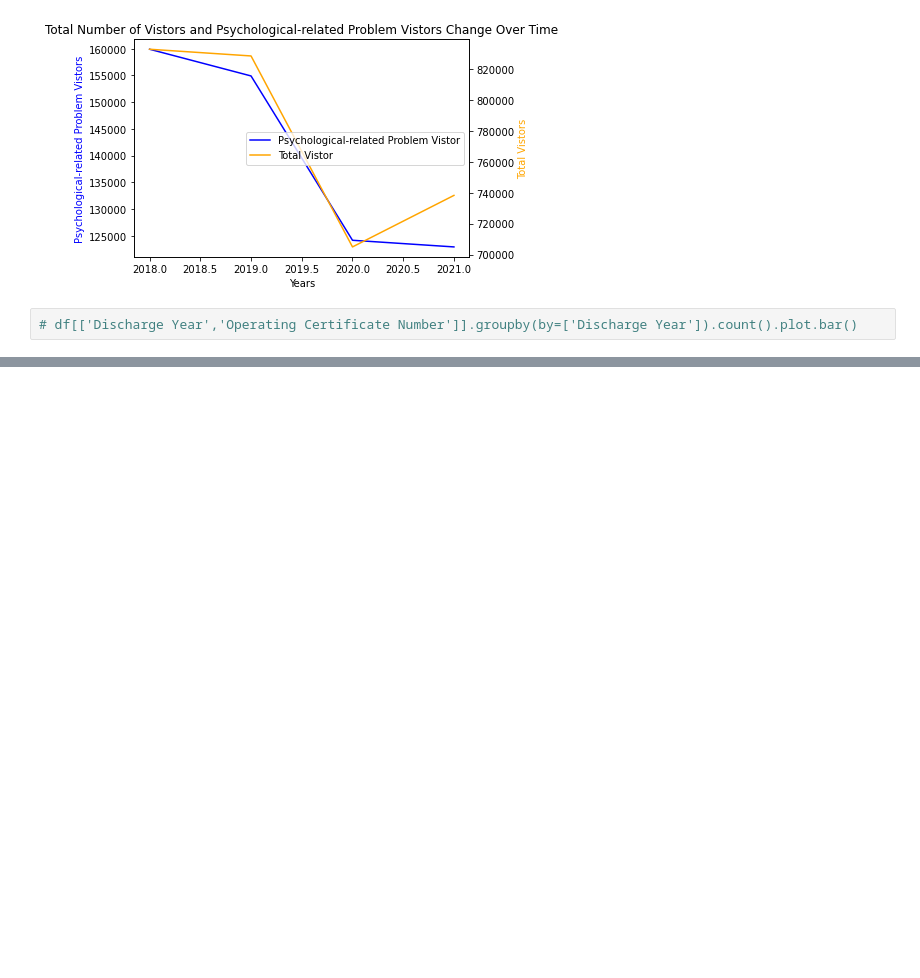
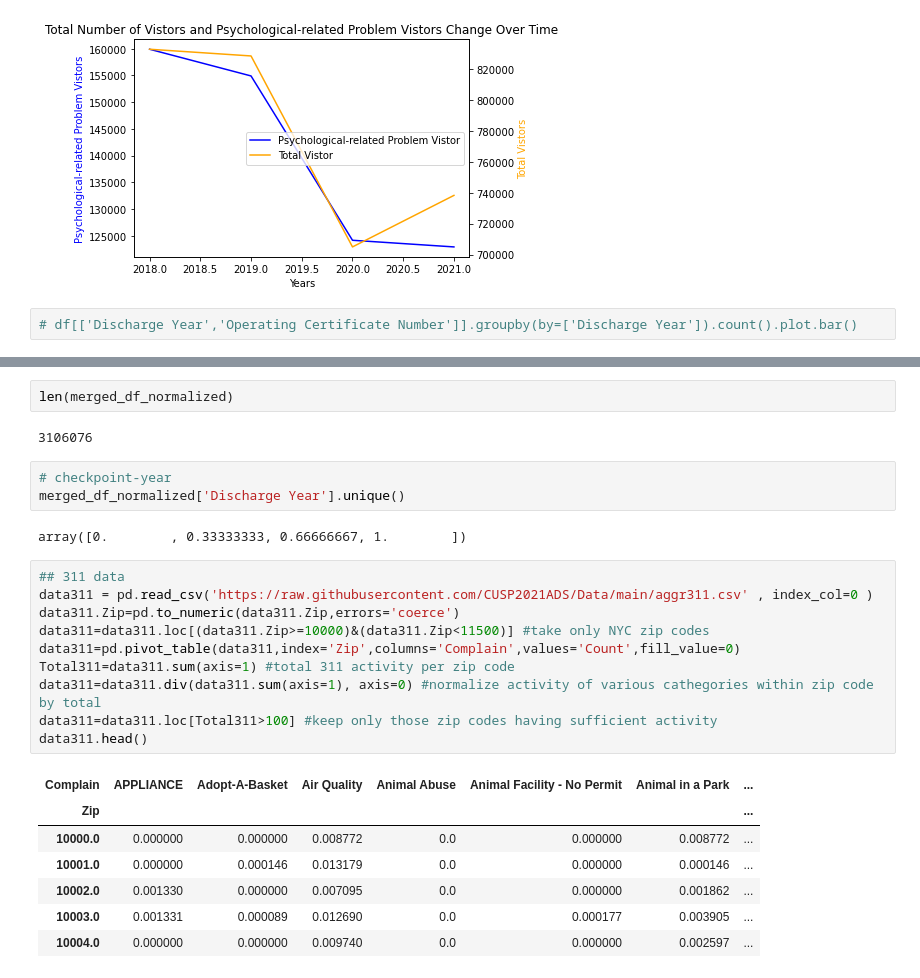
Before and after one commit to Dawei0328/Data-Dive-2023, a Jupyter notebook: datadive.0.1.ipynb, the cells around one changed output, grey strips where cells are left out. Saved outputs shown, nothing was run; the diff lists cells and outputs as text; blank space fills up the shorter version.

```diff
--- a/datadive.0.1.ipynb
+++ b/datadive.0.1.ipynb
@@ -209,0 +324,27 @@ plt.show()
+# %%
+len(merged_df_normalized)
+# %% [output]
+3106076
+# %%
+# checkpoint-year
+merged_df_normalized['Discharge Year'].unique()
+# %% [output]
+array([0.        , 0.33333333, 0.66666667, 1.        ])
+# %%
+## 311 data
+data311 = pd.read_csv('https://raw.githubusercontent.com/CUSP2021ADS/Data/main/aggr311.csv' , index_col=0 )
+data311.Zip=pd.to_numeric(data311.Zip,errors='coerce')
+data311=data311.loc[(data311.Zip>=10000)&(data311.Zip<11500)] #take only NYC zip codes
+data311=pd.pivot_table(data311,index='Zip',columns='Complain',values='Count',fill_value=0)
+Total311=data311.sum(axis=1) #total 311 activity per zip code
+data311=data311.div(data311.sum(axis=1), axis=0) #normalize activity of various cathegories within zip code by total
+data311=data311.loc[Total311>100] #keep only those zip codes having sufficient activity
+data311.head()
+# %% [output]
+| Complain | APPLIANCE | Adopt-A-Basket | Air Quality | Animal Abuse | Animal Facility - No Permit | Animal in a Park | ... |
+| Zip |  |  |  |  |  |  | ... |
+| 10000.0 | 0.000000 | 0.000000 | 0.008772 | 0.0 | 0.000000 | 0.008772 | ... |
+| 10001.0 | 0.000000 | 0.000146 | 0.013179 | 0.0 | 0.000000 | 0.000146 | ... |
+| 10002.0 | 0.001330 | 0.000000 | 0.007095 | 0.0 | 0.000000 | 0.001862 | ... |
+| 10003.0 | 0.001331 | 0.000089 | 0.012690 | 0.0 | 0.000177 | 0.003905 | ... |
+| 10004.0 | 0.000000 | 0.000000 | 0.009740 | 0.0 | 0.000000 | 0.002597 | ... |
```
Also changed, not shown: parts of 45 cells of this notebook.
